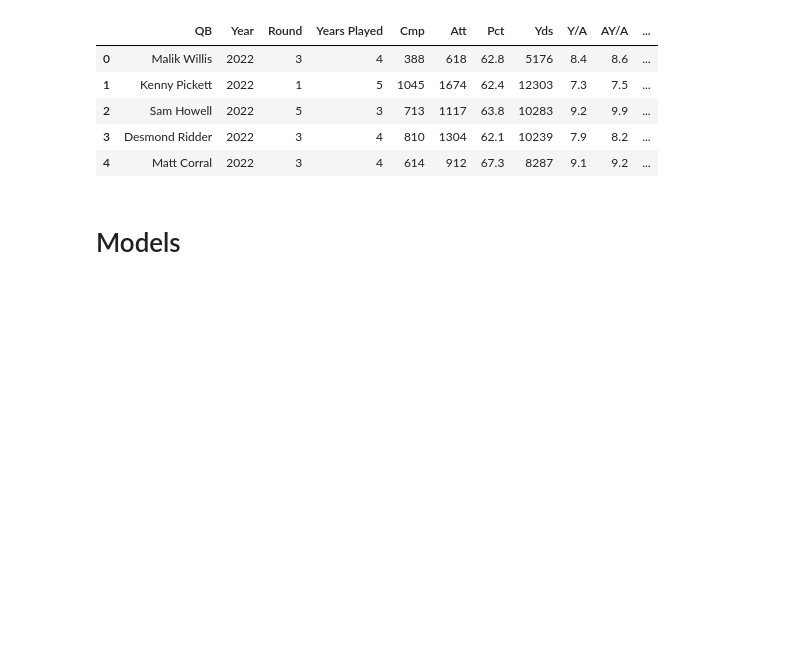
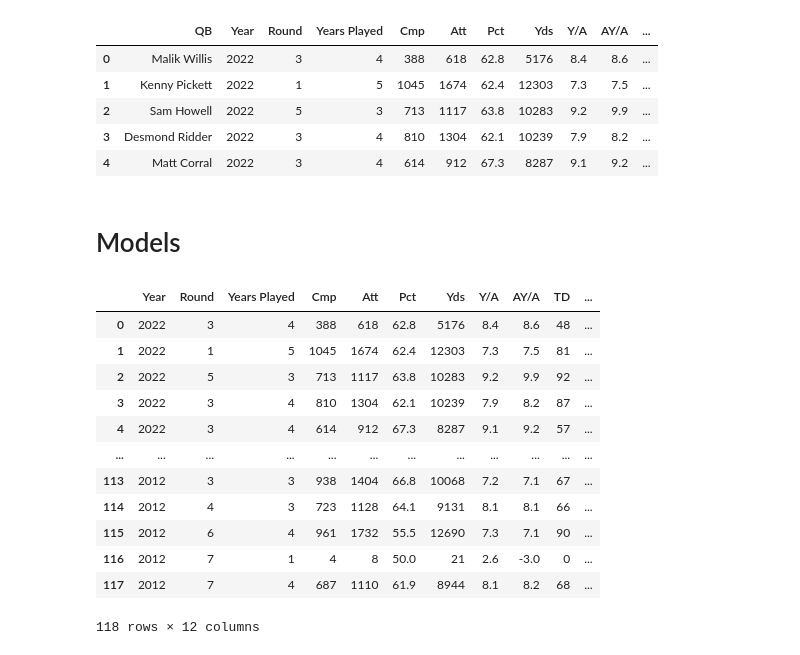
Before and after one commit to JakeBulat/CMSE-202-Group-Project-Sports-, a Jupyter notebook: cfb_to_rookie_season.ipynb, the cells around one changed output. Saved outputs shown, nothing was run; the diff lists cells and outputs as text; code cells hidden in the pictures; blank space fills up the shorter version.

```diff
--- a/cfb_to_rookie_season.ipynb
+++ b/cfb_to_rookie_season.ipynb
@@ -78,7 +78,22 @@ qb_college.head()
 # %%
 qbs = qb_college['QB']
 successful = qb_college['Success']
 college_stats = qb_college.drop(columns=['QB', 'Success'])
+college_stats
+# %% [output]
+|  | Year | Round | Years Played | Cmp | Att | Pct | Yds | Y/A | AY/A | TD | ... |
+| 0 | 2022 | 3 | 4 | 388 | 618 | 62.8 | 5176 | 8.4 | 8.6 | 48 | ... |
+| 1 | 2022 | 1 | 5 | 1045 | 1674 | 62.4 | 12303 | 7.3 | 7.5 | 81 | ... |
+| 2 | 2022 | 5 | 3 | 713 | 1117 | 63.8 | 10283 | 9.2 | 9.9 | 92 | ... |
+| 3 | 2022 | 3 | 4 | 810 | 1304 | 62.1 | 10239 | 7.9 | 8.2 | 87 | ... |
+| 4 | 2022 | 3 | 4 | 614 | 912 | 67.3 | 8287 | 9.1 | 9.2 | 57 | ... |
+| ... | ... | ... | ... | ... | ... | ... | ... | ... | ... | ... | ... |
+| 113 | 2012 | 3 | 3 | 938 | 1404 | 66.8 | 10068 | 7.2 | 7.1 | 67 | ... |
+| 114 | 2012 | 4 | 3 | 723 | 1128 | 64.1 | 9131 | 8.1 | 8.1 | 66 | ... |
+| 115 | 2012 | 6 | 4 | 961 | 1732 | 55.5 | 12690 | 7.3 | 7.1 | 90 | ... |
+| 116 | 2012 | 7 | 1 | 4 | 8 | 50.0 | 21 | 2.6 | -3.0 | 0 | ... |
+| 117 | 2012 | 7 | 4 | 687 | 1110 | 61.9 | 8944 | 8.1 | 8.2 | 68 | ... |
+118 rows × 12 columns
 # %%
 train_vectors, test_vectors, train_labels, test_labels = train_test_split(college_stats, successful, test_size = 0.25, train_size = 0.75)
 # %%
```
Also changed, not shown: parts of 11 cells of this notebook.
